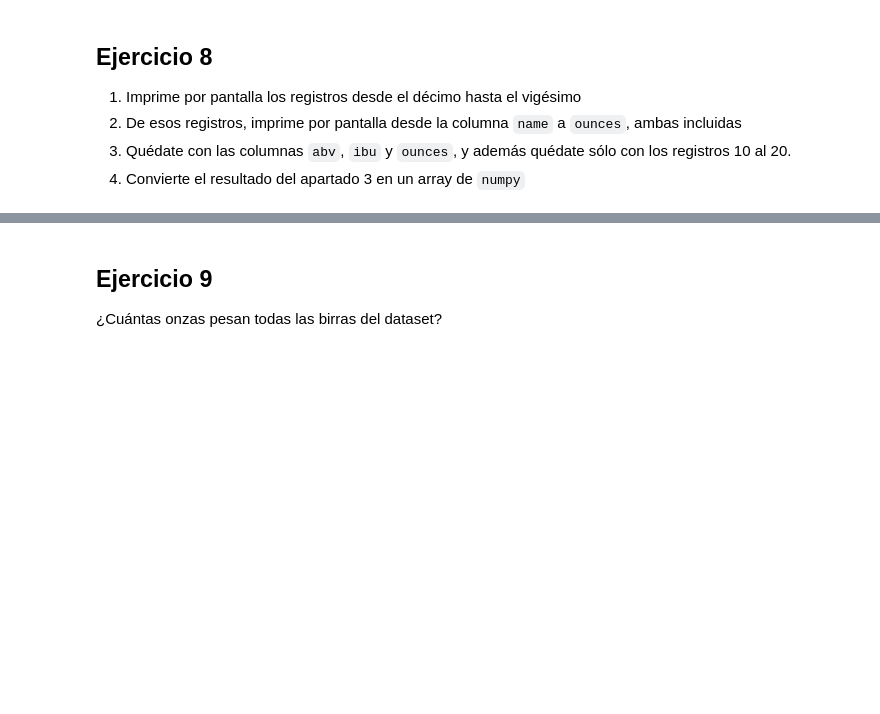
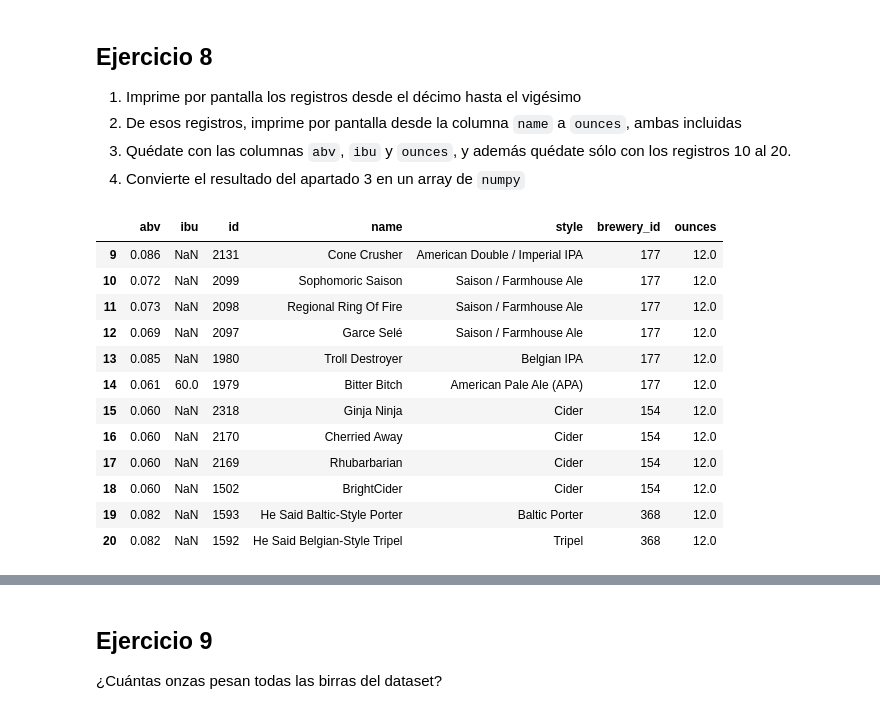
Before and after one commit to NaiSaratxaga/2503_dsft_thebridge_naiara, a Jupyter notebook: 2-Data_Analysis/2-Pandas/Practica/6-Beers/birras_repaso.ipynb, the cells around one changed output, grey strips where cells are left out. Saved outputs shown, nothing was run; the diff lists cells and outputs as text; code cells hidden in the pictures; blank space fills up the shorter version.

```diff
--- a/2-Data_Analysis/2-Pandas/Practica/6-Beers/birras_repaso.ipynb
+++ b/2-Data_Analysis/2-Pandas/Practica/6-Beers/birras_repaso.ipynb
@@ -249,3 +257,20 @@ Name: count, Length: 99, dtype: int64
 4. Convierte el resultado del apartado 3 en un array de `numpy`
 # %%
 # 1 registros desde el décimo hasta el vigésimo
+
+registros = beer.iloc[9:21]
+registros
+# %% [output]
+|  | abv | ibu | id | name | style | brewery_id | ounces |
+| 9 | 0.086 | NaN | 2131 | Cone Crusher | American Double / Imperial IPA | 177 | 12.0 |
+| 10 | 0.072 | NaN | 2099 | Sophomoric Saison | Saison / Farmhouse Ale | 177 | 12.0 |
+| 11 | 0.073 | NaN | 2098 | Regional Ring Of Fire | Saison / Farmhouse Ale | 177 | 12.0 |
+| 12 | 0.069 | NaN | 2097 | Garce Selé | Saison / Farmhouse Ale | 177 | 12.0 |
+| 13 | 0.085 | NaN | 1980 | Troll Destroyer | Belgian IPA | 177 | 12.0 |
+| 14 | 0.061 | 60.0 | 1979 | Bitter Bitch | American Pale Ale (APA) | 177 | 12.0 |
+| 15 | 0.060 | NaN | 2318 | Ginja Ninja | Cider | 154 | 12.0 |
+| 16 | 0.060 | NaN | 2170 | Cherried Away | Cider | 154 | 12.0 |
+| 17 | 0.060 | NaN | 2169 | Rhubarbarian | Cider | 154 | 12.0 |
+| 18 | 0.060 | NaN | 1502 | BrightCider | Cider | 154 | 12.0 |
+| 19 | 0.082 | NaN | 1593 | He Said Baltic-Style Porter | Baltic Porter | 368 | 12.0 |
+| 20 | 0.082 | NaN | 1592 | He Said Belgian-Style Tripel | Tripel | 368 | 12.0 |
```
Also changed, not shown: parts of 11 cells of this notebook.
